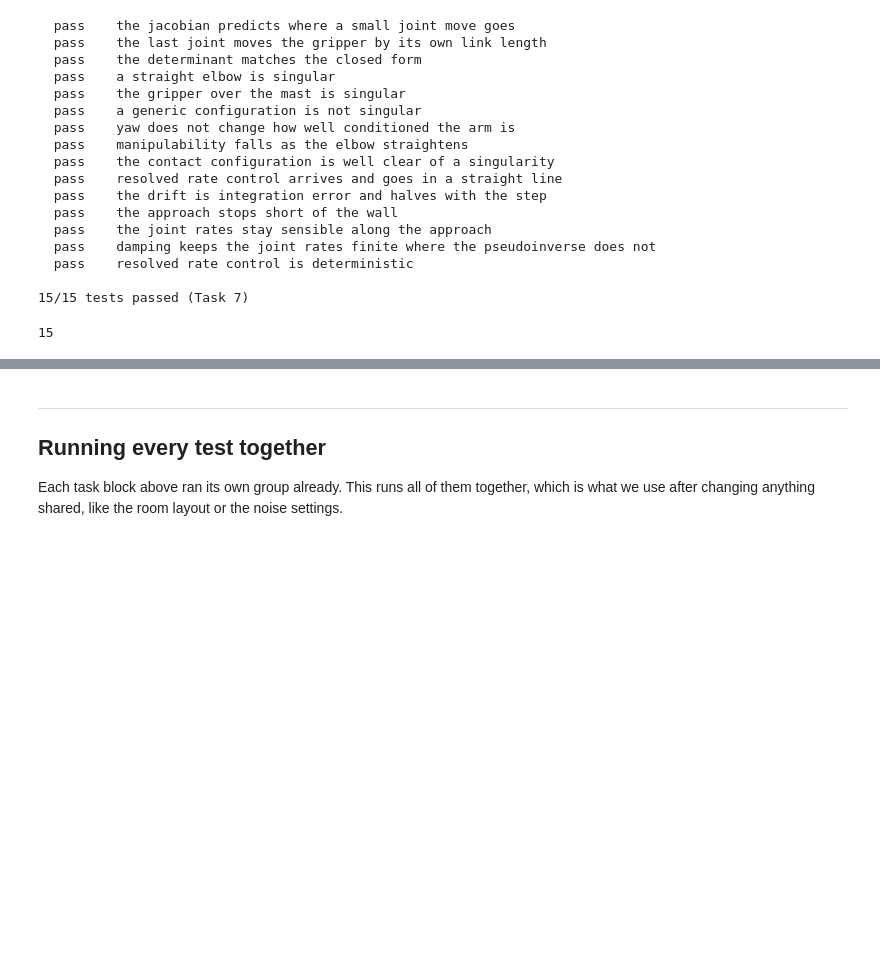
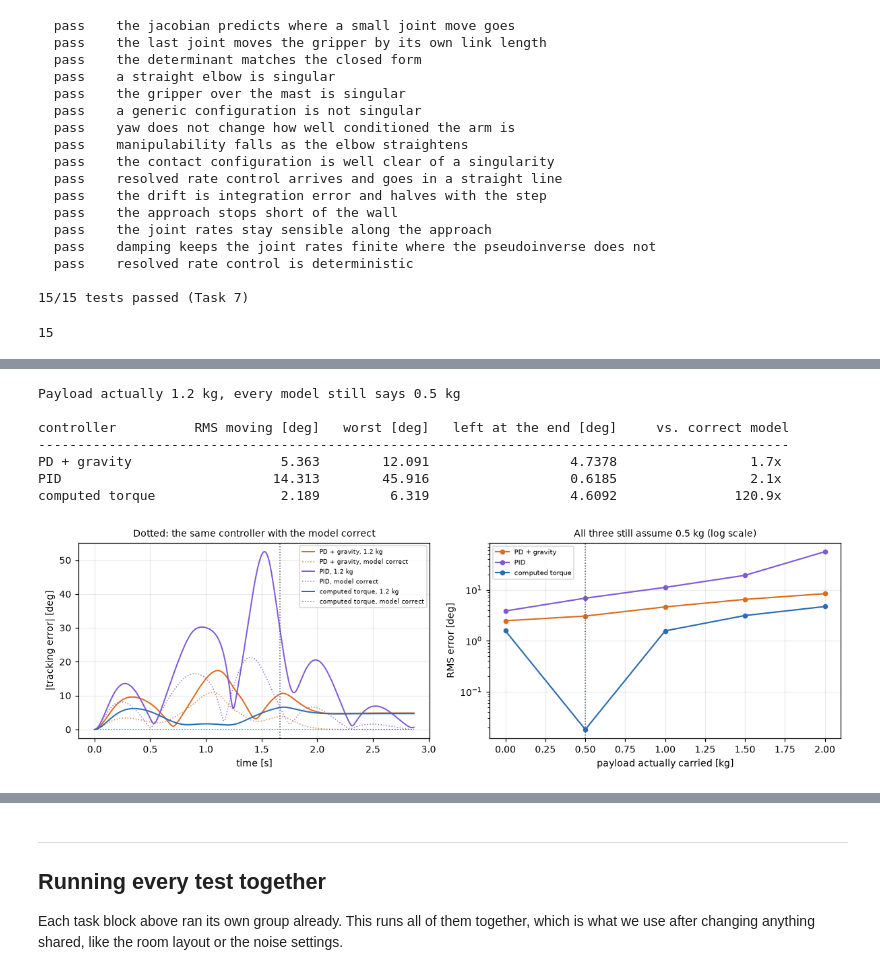
Before and after one commit to JGreenwald538/robotics-final-project, a Jupyter notebook: Project_Scenario_C.ipynb, the cells around one changed output, grey strips where cells are left out. Drawn from its saved outputs; the diff is of its cells as text; code cells hidden in the pictures; blank space fills up the shorter version.

```diff
--- a/Project_Scenario_C.ipynb
+++ b/Project_Scenario_C.ipynb
@@ -4065,0 +4583,52 @@ run_tests("Task 7")
+# %%
+HEAVY = arm_masses(payload=1.2)
+WRONG = {name: simulate_arm(ctl, wave_reference, T=T_WAVE + T_HOLD,
+                            plant_masses=HEAVY, model_masses=MASSES)
+         for name, ctl in CONTROLLERS[1:]}
+
+print(f"Payload actually 1.2 kg, every model still says {M_PAYLOAD} kg\n")
+print(f"{'controller':<18}{'RMS moving [deg]':>18}{'worst [deg]':>14}{'left at the end [deg]':>24}"
+      f"{'  vs. correct model':>22}")
+print("-" * 96)
+for name, run in WRONG.items():
+    e = np.rad2deg(run["err"])
+    moving = run["t"] <= T_WAVE
+    good = np.rad2deg(RUNS[name]["err"])
+    ratio = np.sqrt((e[moving]**2).mean()) / np.sqrt((good[moving]**2).mean())
+    print(f"{name:<18}{np.sqrt((e[moving]**2).mean()):>18.3f}{np.abs(e[moving]).max():>14.3f}"
+          f"{np.abs(e[-1]).max():>24.4f}{ratio:>20.1f}x")
+
+fig, axes = plt.subplots(1, 2, figsize=(11, 3.5))
+for name, run in WRONG.items():
+    axes[0].plot(run["t"], np.rad2deg(np.linalg.norm(run["err"], axis=1)), color=COLOURS[name],
+                 lw=1.3, label=f"{name}, 1.2 kg")
+    axes[0].plot(RUNS[name]["t"], np.rad2deg(np.linalg.norm(RUNS[name]["err"], axis=1)),
+                 color=COLOURS[name], lw=1.0, ls=":", alpha=0.8, label=f"{name}, model correct")
+axes[0].axvline(T_WAVE, color="#4a5568", ls=":", lw=1)
+axes[0].set_xlabel("time [s]"); axes[0].set_ylabel("|tracking error| [deg]")
+axes[0].set_title("Dotted: the same controller with the model correct", fontsize=9)
+axes[0].legend(fontsize=6)
+
+PAYLOAD_SWEEP = [0.0, 0.5, 1.0, 1.5, 2.0]
+for name, ctl in CONTROLLERS[1:]:
+    rms = [np.rad2deg(np.sqrt((simulate_arm(ctl, wave_reference, T=T_WAVE,
+                                            plant_masses=arm_masses(payload=m),
+                                            model_masses=MASSES)["err"]**2).mean()))
+           for m in PAYLOAD_SWEEP]
+    axes[1].semilogy(PAYLOAD_SWEEP, rms, "o-", color=COLOURS[name], lw=1.4, ms=4, label=name)
+    if name == "PID":
+        PID_SWEEP_RMS = rms
+axes[1].axvline(M_PAYLOAD, color="#4a5568", ls=":", lw=1)
+axes[1].set_xlabel("payload actually carried [kg]"); axes[1].set_ylabel("RMS error [deg]")
+axes[1].set_title(f"All three still assume {M_PAYLOAD} kg (log scale)", fontsize=9)
+axes[1].legend(fontsize=6.5)
+plt.tight_layout(); plt.show()
+# %% [output]
+Payload actually 1.2 kg, every model still says 0.5 kg
+
+controller          RMS moving [deg]   worst [deg]   left at the end [deg]     vs. correct model
+------------------------------------------------------------------------------------------------
+PD + gravity                   5.363        12.091                  4.7378                 1.7x
+PID                           14.313        45.916                  0.6185                 2.1x
+computed torque                2.189         6.319                  4.6092               120.9x
+[figure, added]
```
Also changed, not shown: parts of 24 cells of this notebook, 1 other file.
